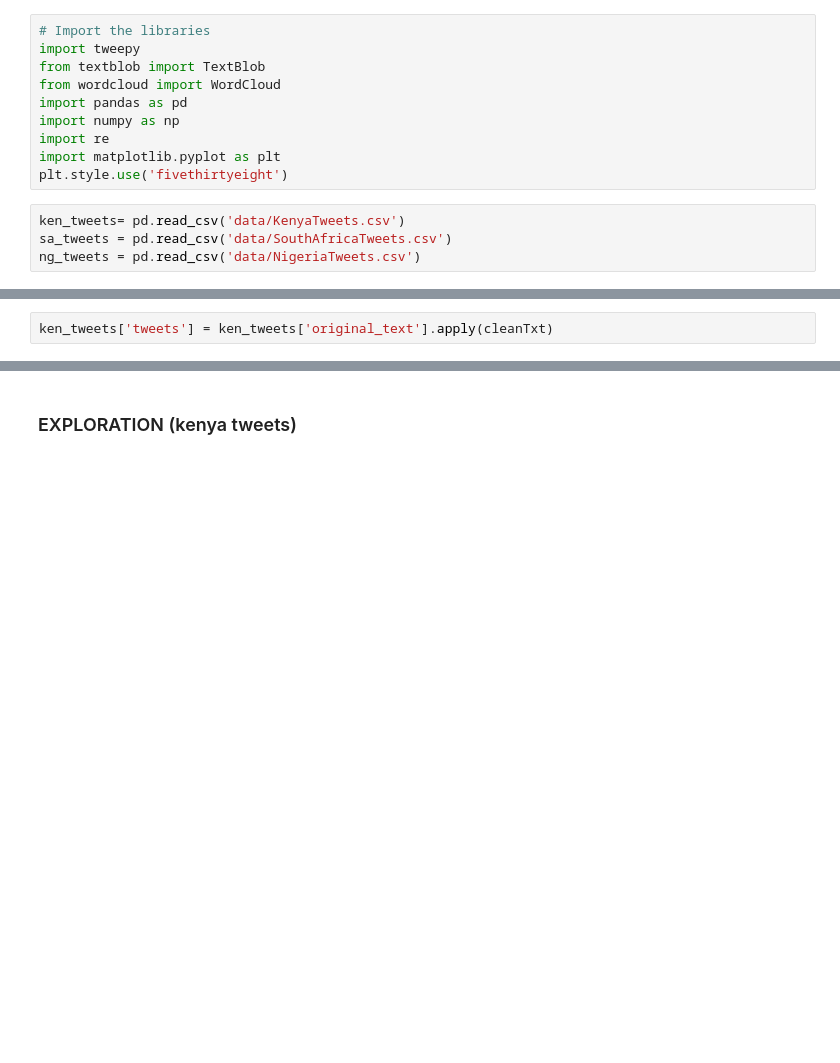
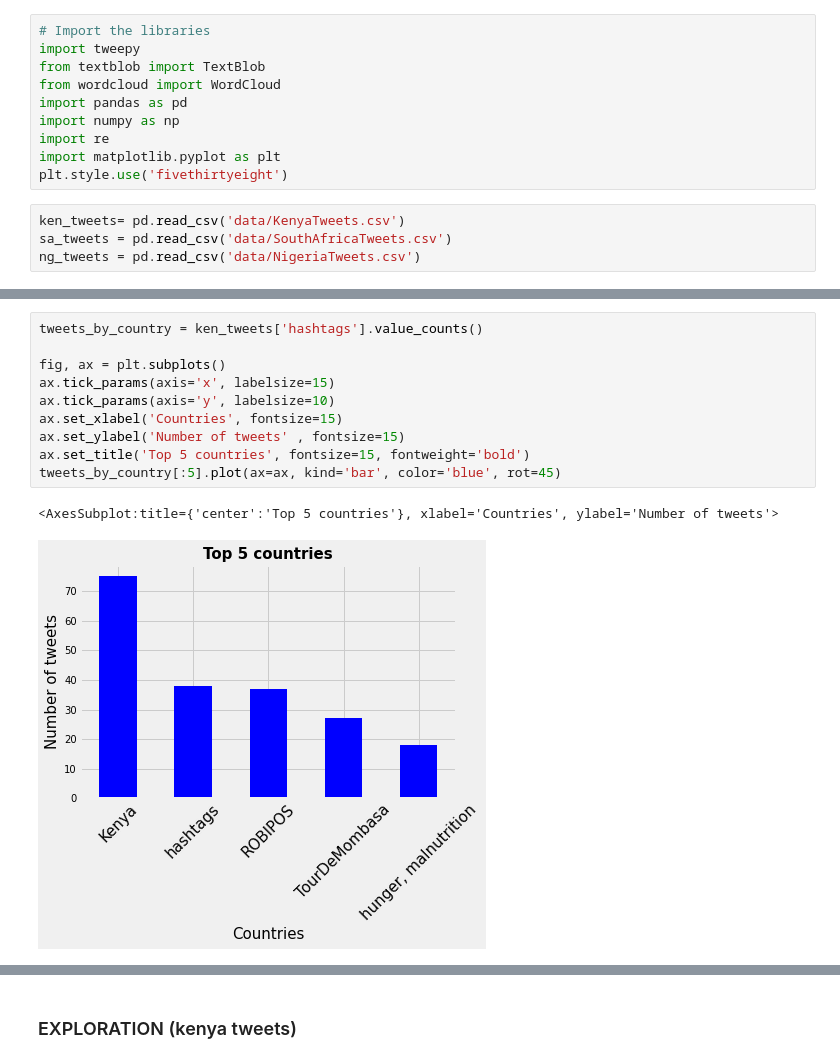
Before and after one commit to T-Orion/Impact-of-Covid-19-on-Food-Quantity-in-Africa, a Jupyter notebook: Sentiment Analysis (Covid 19 ).ipynb, the cells around one changed output, grey strips where cells are left out. Cells and saved outputs as stored; diff of their text form; blank space fills up the shorter version.

```diff
--- a/Sentiment Analysis (Covid 19 ).ipynb
+++ b/Sentiment Analysis (Covid 19 ).ipynb
@@ -50,2 +23,0 @@ def cleanTxt(text):
-# %%
-ken_tweets['tweets'] = ken_tweets['original_text'].apply(cleanTxt)
@@ -51,0 +109,13 @@ ken_tweets['tweets'] = ken_tweets['original_text'].apply(cleanTxt)
+# %%
+tweets_by_country = ken_tweets['hashtags'].value_counts()
+
+fig, ax = plt.subplots()
+ax.tick_params(axis='x', labelsize=15)
+ax.tick_params(axis='y', labelsize=10)
+ax.set_xlabel('Countries', fontsize=15)
+ax.set_ylabel('Number of tweets' , fontsize=15)
+ax.set_title('Top 5 countries', fontsize=15, fontweight='bold')
+tweets_by_country[:5].plot(ax=ax, kind='bar', color='blue', rot=45)
+# %% [output]
+<AxesSubplot:title={'center':'Top 5 countries'}, xlabel='Countries', ylabel='Number of tweets'>
+[figure, added]
```
Also changed, not shown: parts of 32 cells of this notebook.
